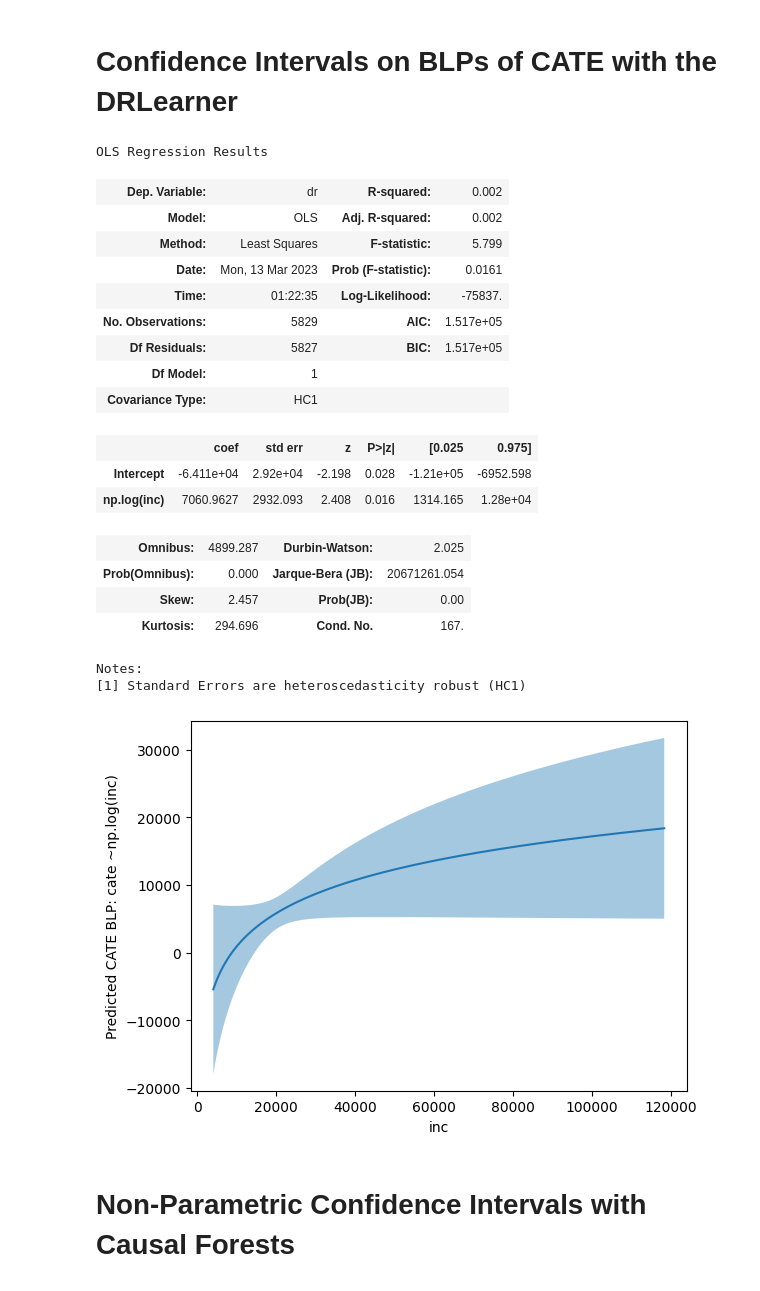
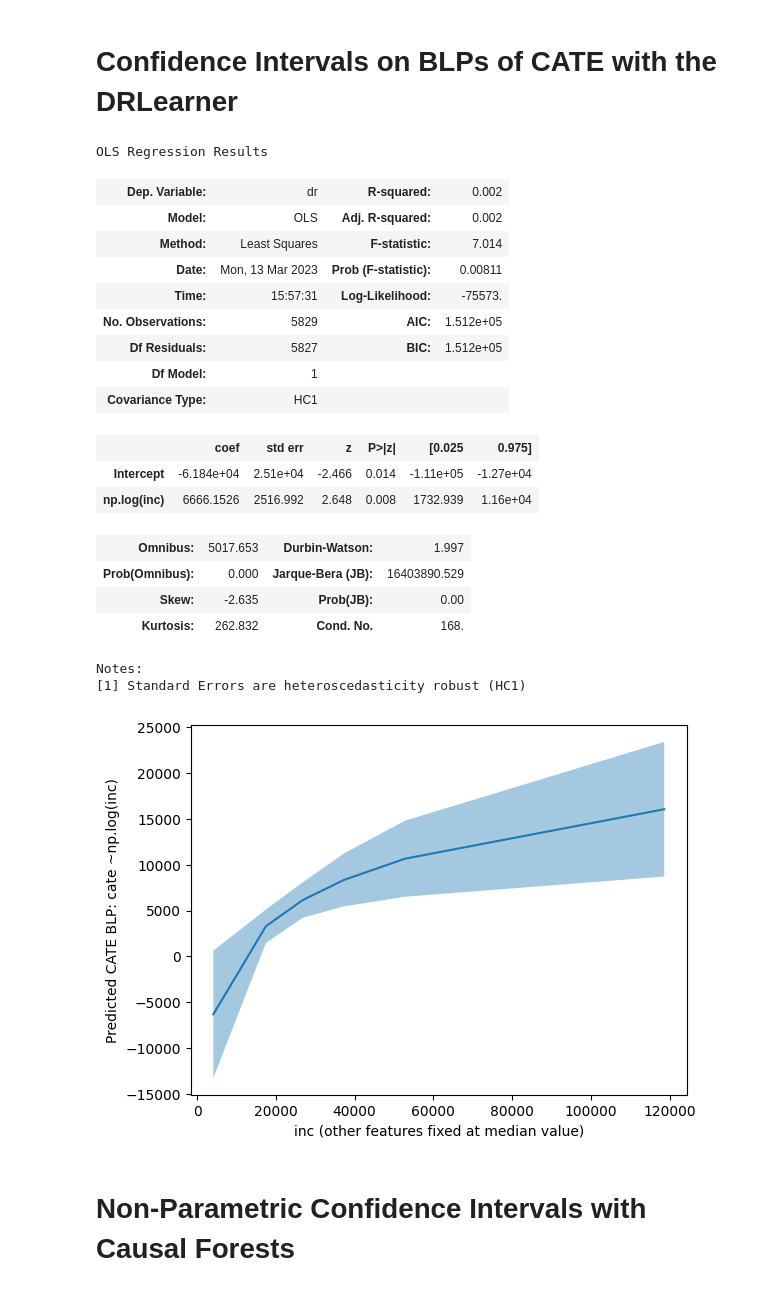
Before and after one commit to stanford-msande228/winter23, a Jupyter notebook: CATE-estimation.ipynb, the cells around one changed output. Drawn from its saved outputs; the diff is of its cells as text; code cells hidden in the pictures.

```diff
--- a/CATE-estimation.ipynb
+++ b/CATE-estimation.ipynb
@@ -57,8 +57,10 @@ https://raw.githubusercontent.com/CausalAIBook/MetricsMLNotebooks/main/data/401k
 # %%
 from datasets import fetch_data_generator
 
-get_data, abtest, true_cef, true_cate = fetch_data_generator(data=data, semi_synth=semi_synth, simple_synth=simple_synth,
-                                                             scale=scale, true_f=simple_true_cef, max_depth=max_depth)
+get_data, abtest, true_cef, true_cate = fetch_data_generator(data=data, semi_synth=semi_synth,
+                                                             simple_synth=simple_synth,
+                                                             scale=scale, true_f=simple_true_cef,
+                                                             max_depth=max_depth)
 X, D, y, groups = get_data()
 # %%
 if semi_synth:
@@ -448,8 +450,11 @@ dfX = X.copy()
 dfX = dfX - dfX.mean(axis=0)
 dfX['const'] = 1
 if groups is None:
-    display(OLS(dr_preds, dfX).fit(cov_type='HC1').summary())
+    lr = OLS(dr_preds, dfX).fit(cov_type='HC1')
+    cov = lr.get_robustcov_results(cov_type='HC1')
 else:
-    display(OLS(dr_preds, dfX).fit(cov_type='cluster', cov_kwds={'groups': groups}).summary())
+    lr = OLS(dr_preds, dfX).fit(cov_type='cluster', cov_kwds={'groups': groups})
+    cov = lr.get_robustcov_results(cov_type='cluster', groups=groups)
+lr.summary()
 # %% [output]
 OLS Regression Results
@@ -1233,7 +1333,7 @@ Two approaches help here:
 # Confidence Intervals on BLPs of CATE with the DRLearner
 # %%
 from statsmodels.formula.api import ols
-df = Z.copy()
+df = X.copy()
 df['dr'] = dr_preds
 if groups is None:
     lr = ols('dr ~ ' + blp_formula, df).fit(cov_type='HC1')
@@ -1244,19 +1344,19 @@ lr.summary()
 OLS Regression Results
 | Dep. Variable: | dr | R-squared: | 0.002 |
 | Model: | OLS | Adj. R-squared: | 0.002 |
-| Method: | Least Squares | F-statistic: | 5.799 |
-| Date: | Mon, 13 Mar 2023 | Prob (F-statistic): | 0.0161 |
-| Time: | 01:22:35 | Log-Likelihood: | -75837. |
-| No. Observations: | 5829 | AIC: | 1.517e+05 |
-| Df Residuals: | 5827 | BIC: | 1.517e+05 |
+| Method: | Least Squares | F-statistic: | 7.014 |
+| Date: | Mon, 13 Mar 2023 | Prob (F-statistic): | 0.00811 |
+| Time: | 15:57:31 | Log-Likelihood: | -75573. |
+| No. Observations: | 5829 | AIC: | 1.512e+05 |
+| Df Residuals: | 5827 | BIC: | 1.512e+05 |
 | Df Model: | 1 |  |  |
 | Covariance Type: | HC1 |  |  |
 |  | coef | std err | z | P>|z| | [0.025 | 0.975] |
-| Intercept | -6.411e+04 | 2.92e+04 | -2.198 | 0.028 | -1.21e+05 | -6952.598 |
-| np.log(inc) | 7060.9627 | 2932.093 | 2.408 | 0.016 | 1314.165 | 1.28e+04 |
+| Intercept | -6.184e+04 | 2.51e+04 | -2.466 | 0.014 | -1.11e+05 | -1.27e+04 |
+| np.log(inc) | 6666.1526 | 2516.992 | 2.648 | 0.008 | 1732.939 | 1.16e+04 |
-| Omnibus: | 4899.287 | Durbin-Watson: | 2.025 |
-| Prob(Omnibus): | 0.000 | Jarque-Bera (JB): | 20671261.054 |
-| Skew: | 2.457 | Prob(JB): | 0.00 |
-| Kurtosis: | 294.696 | Cond. No. | 167. |
+| Omnibus: | 5017.653 | Durbin-Watson: | 1.997 |
+| Prob(Omnibus): | 0.000 | Jarque-Bera (JB): | 16403890.529 |
+| Skew: | -2.635 | Prob(JB): | 0.00 |
+| Kurtosis: | 262.832 | Cond. No. | 168. |
 Notes:
 [1] Standard Errors are heteroscedasticity robust (HC1)
@@ -1265,11 +1363,16 @@ pred_df = lr.get_prediction(df).summary_frame(alpha=.01)
+# %%
+grid = np.unique(np.percentile(X[xfeat], np.arange(0, 110, 20)))
+Xpd = pd.DataFrame(np.tile(np.median(X, axis=0, keepdims=True), (len(grid), 1)),
+                    columns=X.columns)
+Xpd[xfeat] = grid
+pred_df = lr.get_prediction(Xpd).summary_frame(alpha=.1)
 # %%
-inds = np.argsort(X[xfeat])
-plt.plot(X[xfeat].iloc[inds], pred_df['mean'][inds])
-plt.fill_between(X[xfeat].iloc[inds], pred_df['mean_ci_lower'][inds], pred_df['mean_ci_upper'][inds], alpha=.4)
-plt.xlabel(xfeat)
+plt.plot(Xpd[xfeat], pred_df['mean'])
+plt.fill_between(Xpd[xfeat], pred_df['mean_ci_lower'], pred_df['mean_ci_upper'], alpha=.4)
+plt.xlabel(xfeat + ' (other features fixed at median value)')
 plt.ylabel('Predicted CATE BLP: cate ~' + blp_formula)
 plt.show()
 # %% [output]
-[figure, old version]
+[figure, new version]
 # %%
 if semi_synth:
```
Also changed, not shown: parts of 54 cells of this notebook, 3 other files.
